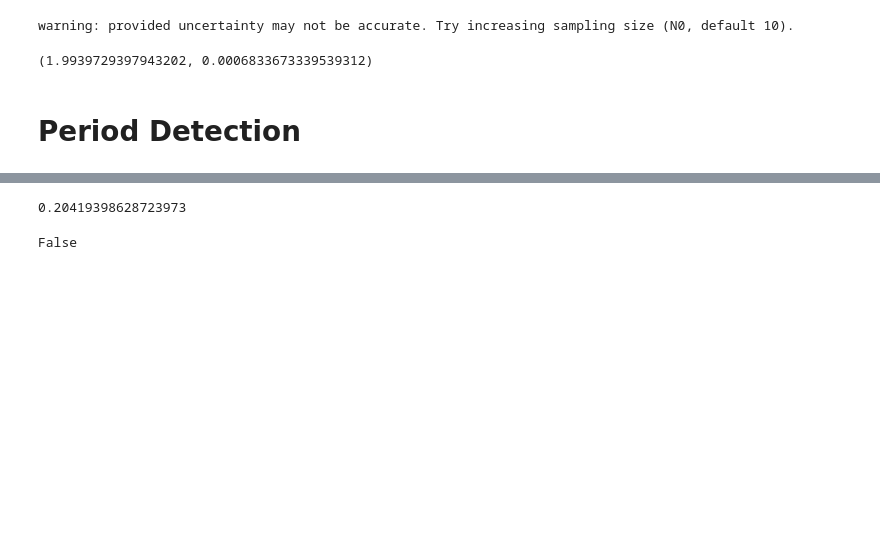
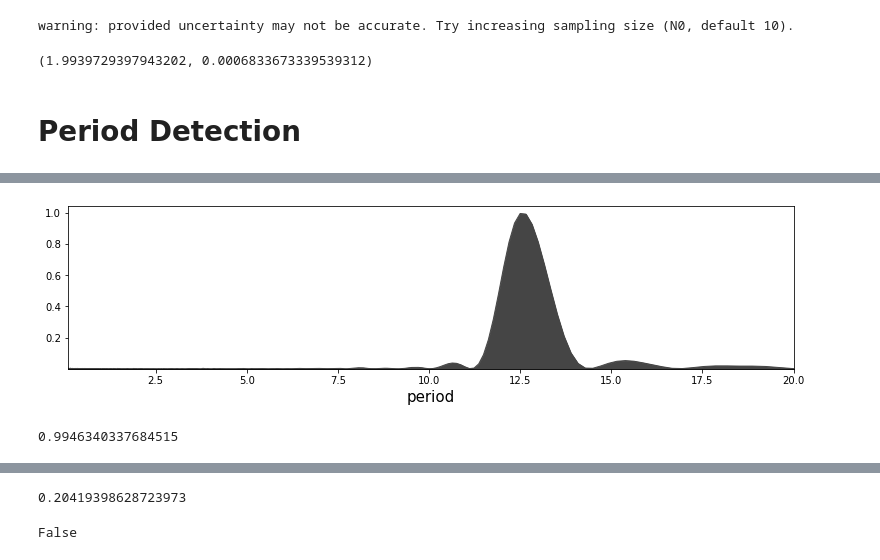
Before and after one commit to SterlingYM/astroPIPS, a Jupyter notebook: test.ipynb, the cells around one changed output, grey strips where cells are left out. Saved outputs shown, nothing was run; the diff lists cells and outputs as text; code cells hidden in the pictures; blank space fills up the shorter version.

```diff
--- a/test.ipynb
+++ b/test.ipynb
@@ -275,3 +275,9 @@ star = PIPS.photdata(samples[2])
 
 # # plot light curve
 # star.plot_lc()
+# %%
+x = np.random.uniform(0,100,10000)#linspace(0,100,1000)
+y = np.sin(x/2)
+yerr = np.ones_like(x) * 0.01
+star = PIPS.photdata([x,y,yerr])
+period,spectrum = star.amplitude_spectrum(p_min=0.1,p_max=20,N=1, Nterms=1,multiprocessing=False,repr_mode='chisq')
@@ -277,0 +286,8 @@ star = PIPS.photdata(samples[2])
+# %%
+star.periodogram(p_max=20).plot()
+# %% [output]
+[figure, added]
+# %%
+period[np.argmax(spectrum)]/ (np.pi*4)
+# %% [output]
+0.9946340337684515
```
Also changed, not shown: parts of 10 cells of this notebook, 4 other files.
